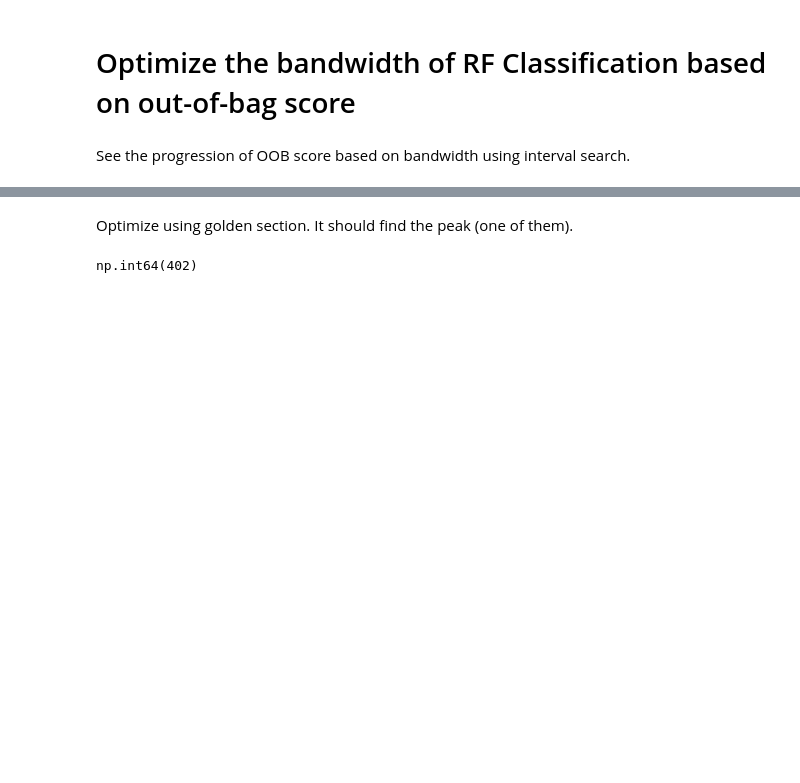
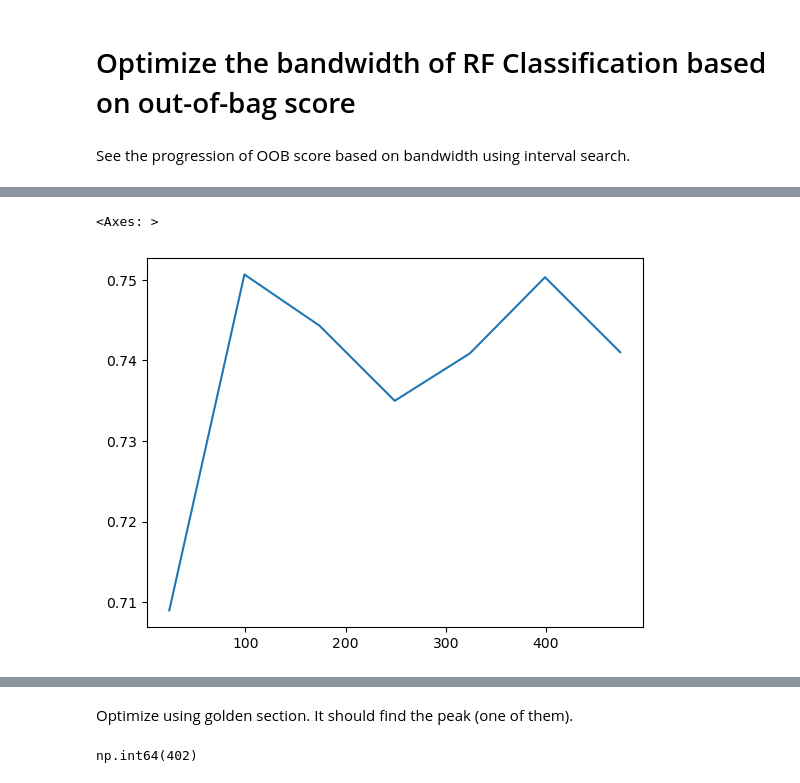
Before and after one commit to pysal/gwlearn, a Jupyter notebook: docs/source/elections.ipynb, the cells around one changed output, grey strips where cells are left out. Cells and saved outputs as stored; diff of their text form; code cells hidden in the pictures; blank space fills up the shorter version.

```diff
--- a/docs/source/elections.ipynb
+++ b/docs/source/elections.ipynb
@@ -51,0 +50,5 @@ search_rf.scores_.plot()
+# %%
+search_rf.metrics_.oob_score.plot()
+# %% [output]
+<Axes: >
+[figure, added]
```
Also changed, not shown: parts of 5 cells of this notebook, 3 other files.
